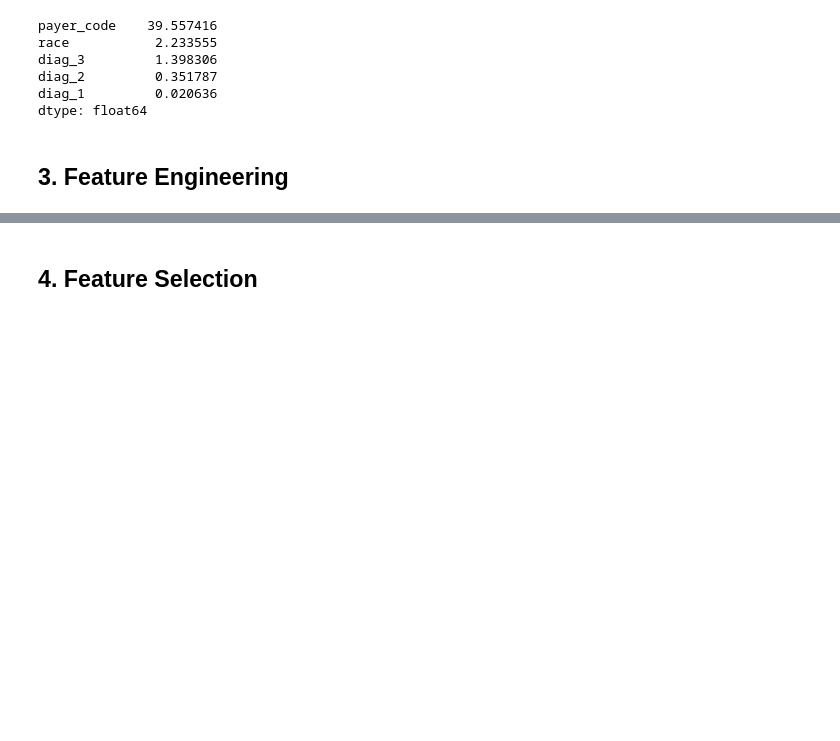
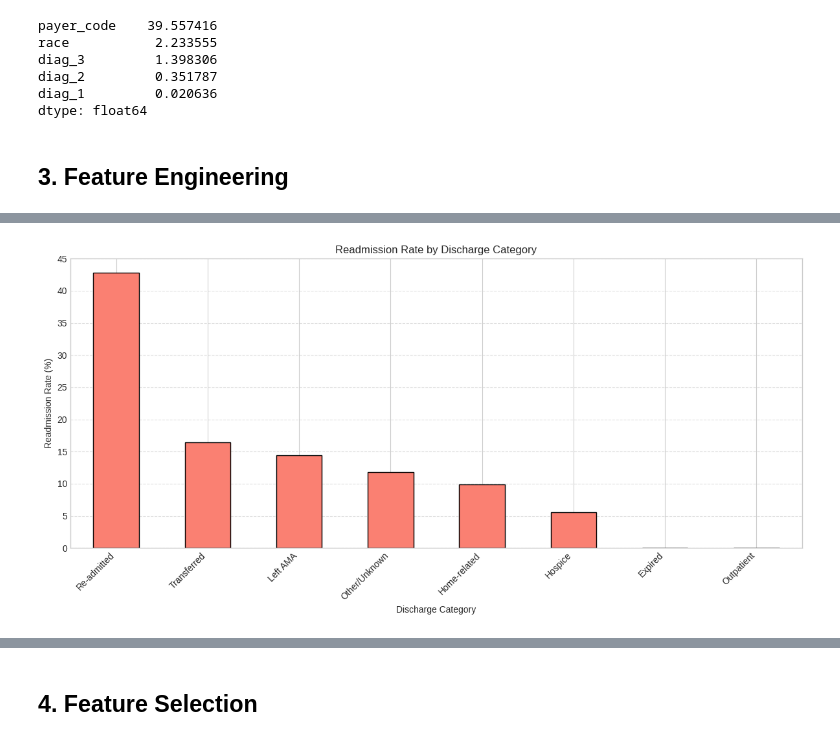
Before and after one commit to Shridhar7-8/Data-Visualization-Project, a Jupyter notebook: notebooks/02_feature_engineering.ipynb, the cells around one changed output, grey strips where cells are left out. Saved outputs shown, nothing was run; the diff lists cells and outputs as text; code cells hidden in the pictures; blank space fills up the shorter version.

```diff
--- a/notebooks/02_feature_engineering.ipynb
+++ b/notebooks/02_feature_engineering.ipynb
@@ -143,0 +166,77 @@ plt.show()
+# %%
+# 1. Define the mapping dictionary
+discharge_map = {
+    1 : 'Home',
+    2 : 'Another short-term hospital',
+    3 : 'SNF',
+    4 : 'ICF',
+    5 : 'Other inpatient care',
+    6 : 'Home with health service',
+    7 : 'Left AMA',
+    8 : 'Home with IV provider',
+    9 : 'Re-admitted to same hospital',
+    10 : 'Neonate to another hospital',
+    11 : 'Expired',
+    12 : 'Still patient/outpatient return',
+    13 : 'Hospice - home',
+    14 : 'Hospice - facility',
+    15 : 'Swing bed',
+    16 : 'Outpatient services (other)',
+    17 : 'Outpatient services (this)',
+    18 : 'NULL',
+    19 : 'Expired at home (Medicaid, hospice)',
+    20 : 'Expired in facility (Medicaid, hospice)',
+    21 : 'Expired, place unknown (Medicaid, hospice)',
+    22 : 'Rehab facility',
+    23 : 'Long-term care hospital',
+    24 : 'Nursing facility (Medicaid only)',
+    25 : 'Not Mapped',
+    26 : 'Unknown/Invalid',
+    27 : 'Federal health care facility',
+    28 : 'Psychiatric hospital',
+    29 : 'Critical Access Hospital (CAH)',
+    30 : 'Other health care institution'
+}
+
+# 2. Map the values in the dataframe
+data['discharge_category'] = data['discharge_disposition_id'].map(discharge_map)
+
+# Optional: Group less frequent categories into "Other" or group similar ones
+# Here's an example for grouping into broader categories
+def group_discharge(discharge):
+    if discharge in ['Home', 'Home with health service', 'Home with IV provider']:
+        return 'Home-related'
+    elif discharge in ['Expired', 'Expired at home (Medicaid, hospice)', 'Expired in facility (Medicaid, hospice)', 'Expired, place unknown (Medicaid, hospice)']:
+        return 'Expired'
+    elif 'Hospice' in str(discharge):
+        return 'Hospice'
+    elif 'Outpatient' in str(discharge):
+        return 'Outpatient'
+    elif discharge in ['Another short-term hospital', 'SNF', 'ICF', 'Other inpatient care', 'Long-term care hospital', 'Rehab facility', 'Psychiatric hospital', 'Nursing facility (Medicaid only)', 'Federal health care facility', 'Critical Access Hospital (CAH)', 'Swing bed']:
+        return 'Transferred'
+    elif discharge == 'Left AMA':
+        return 'Left AMA'
+    elif discharge == 'Re-admitted to same hospital':
+        return 'Re-admitted'
+    else:
+        return 'Other/Unknown'
+
+data['discharge_grouped'] = data['discharge_category'].apply(group_discharge)
+
+# 3. Analyze the readmission rate by discharge group
+discharge_readmission = data.groupby('discharge_grouped')['readmitted_binary'].mean().sort_values(ascending=False) * 100
+
+# 4. Visualize
+import matplotlib.pyplot as plt
+
+plt.figure(figsize=(12, 6))
+discharge_readmission.plot(kind='bar', color='salmon', edgecolor='black')
+plt.title('Readmission Rate by Discharge Category')
+plt.xlabel('Discharge Category')
+plt.ylabel('Readmission Rate (%)')
+plt.xticks(rotation=45, ha='right')
+plt.grid(axis='y', linestyle='--', alpha=0.6)
+plt.tight_layout()
+plt.show()
+# %% [output]
+[figure, added]
```
Also changed, not shown: parts of 3 cells of this notebook.
